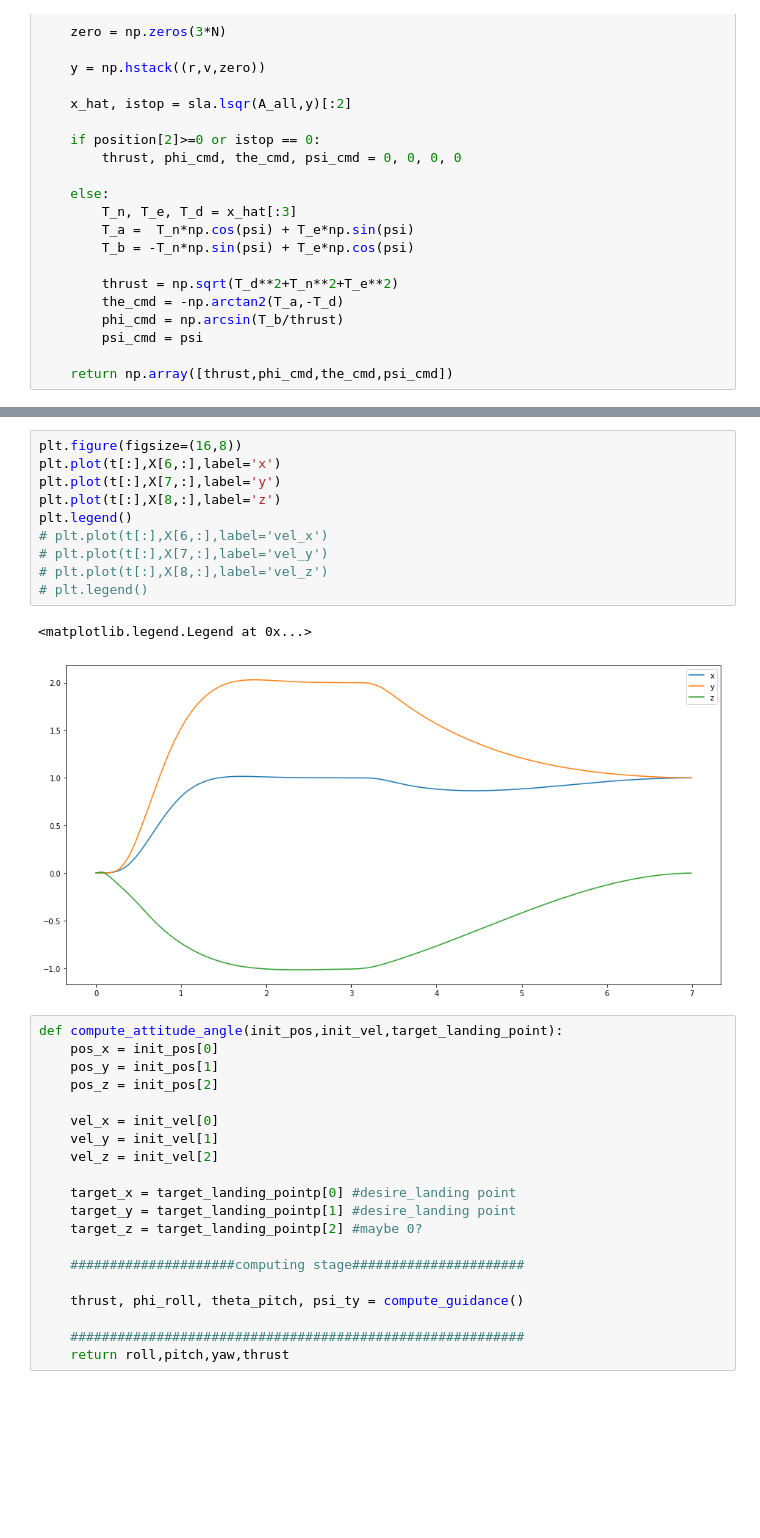
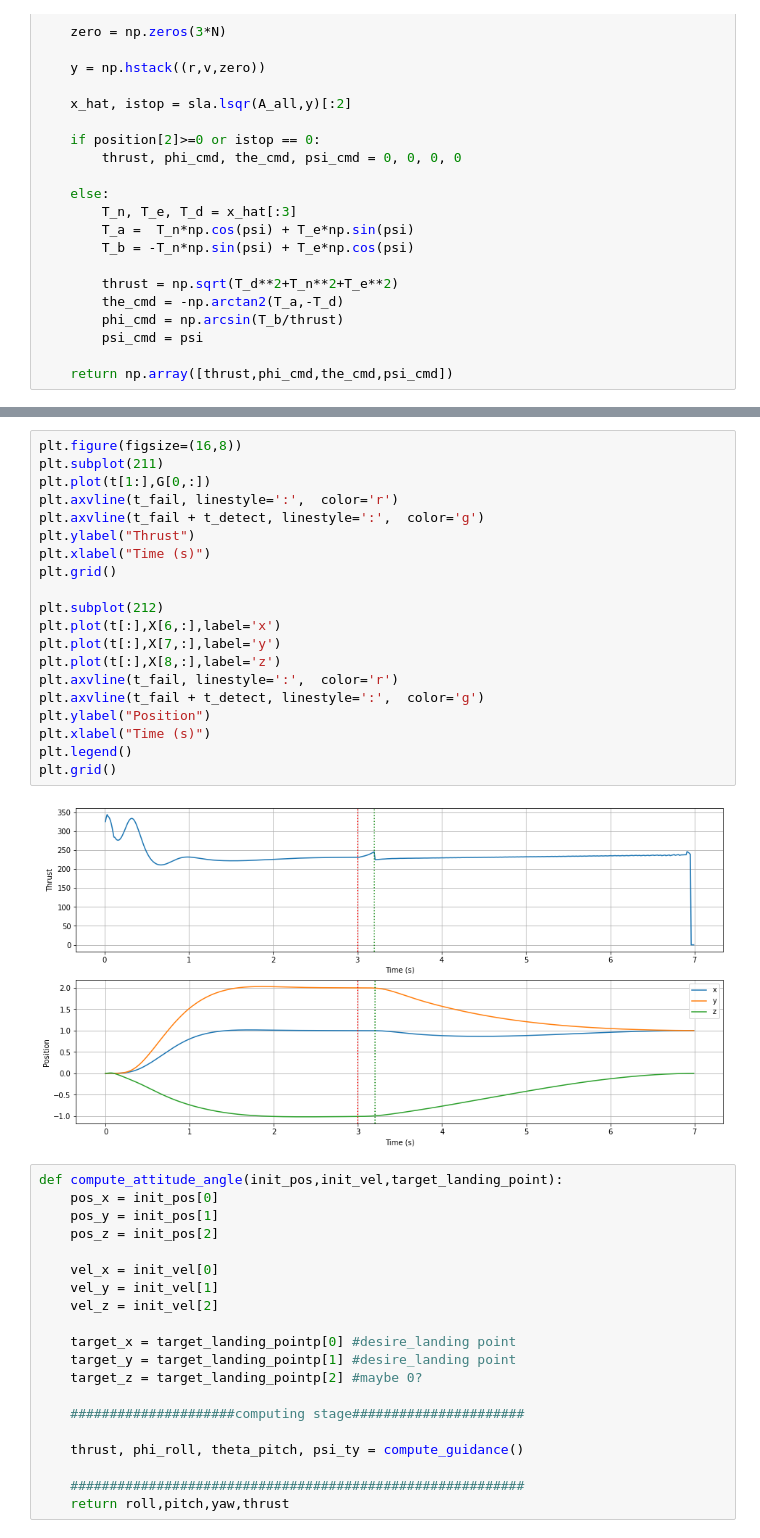
Before and after one commit to acsl-inha/drone_simulation, a Jupyter notebook: src/Euler_angle_guidance.ipynb, the cells around one changed output, grey strips where cells are left out. Cells and saved outputs as stored; diff of their text form; blank space fills up the shorter version.

```diff
--- a/src/Euler_angle_guidance.ipynb
+++ b/src/Euler_angle_guidance.ipynb
@@ -584,16 +585,25 @@ plt.plot(t[1:],G[0,:])
-# %%
-plt.figure(figsize=(16,8))
-plt.plot(t[:],X[6,:],label='x')
-plt.plot(t[:],X[7,:],label='y')
-plt.plot(t[:],X[8,:],label='z')
-plt.legend()
-# plt.plot(t[:],X[6,:],label='vel_x')
-# plt.plot(t[:],X[7,:],label='vel_y')
-# plt.plot(t[:],X[8,:],label='vel_z')
-# plt.legend()
-# %% [output]
-<matplotlib.legend.Legend at 0x...>
-[figure, removed]
+# %%
+plt.figure(figsize=(16,8))
+plt.subplot(211)
+plt.plot(t[1:],G[0,:])
+plt.axvline(t_fail, linestyle=':',  color='r')
+plt.axvline(t_fail + t_detect, linestyle=':',  color='g')
+plt.ylabel("Thrust")
+plt.xlabel("Time (s)")
+plt.grid()
+
+plt.subplot(212)
+plt.plot(t[:],X[6,:],label='x')
+plt.plot(t[:],X[7,:],label='y')
+plt.plot(t[:],X[8,:],label='z')
+plt.axvline(t_fail, linestyle=':',  color='r')
+plt.axvline(t_fail + t_detect, linestyle=':',  color='g')
+plt.ylabel("Position")
+plt.xlabel("Time (s)")
+plt.legend()
+plt.grid()
+# %% [output]
+[figure, added]
 # %%
 def compute_attitude_angle(init_pos,init_vel,target_landing_point):
     pos_x = init_pos[0]
```
Also changed, not shown: parts of 6 cells of this notebook.
